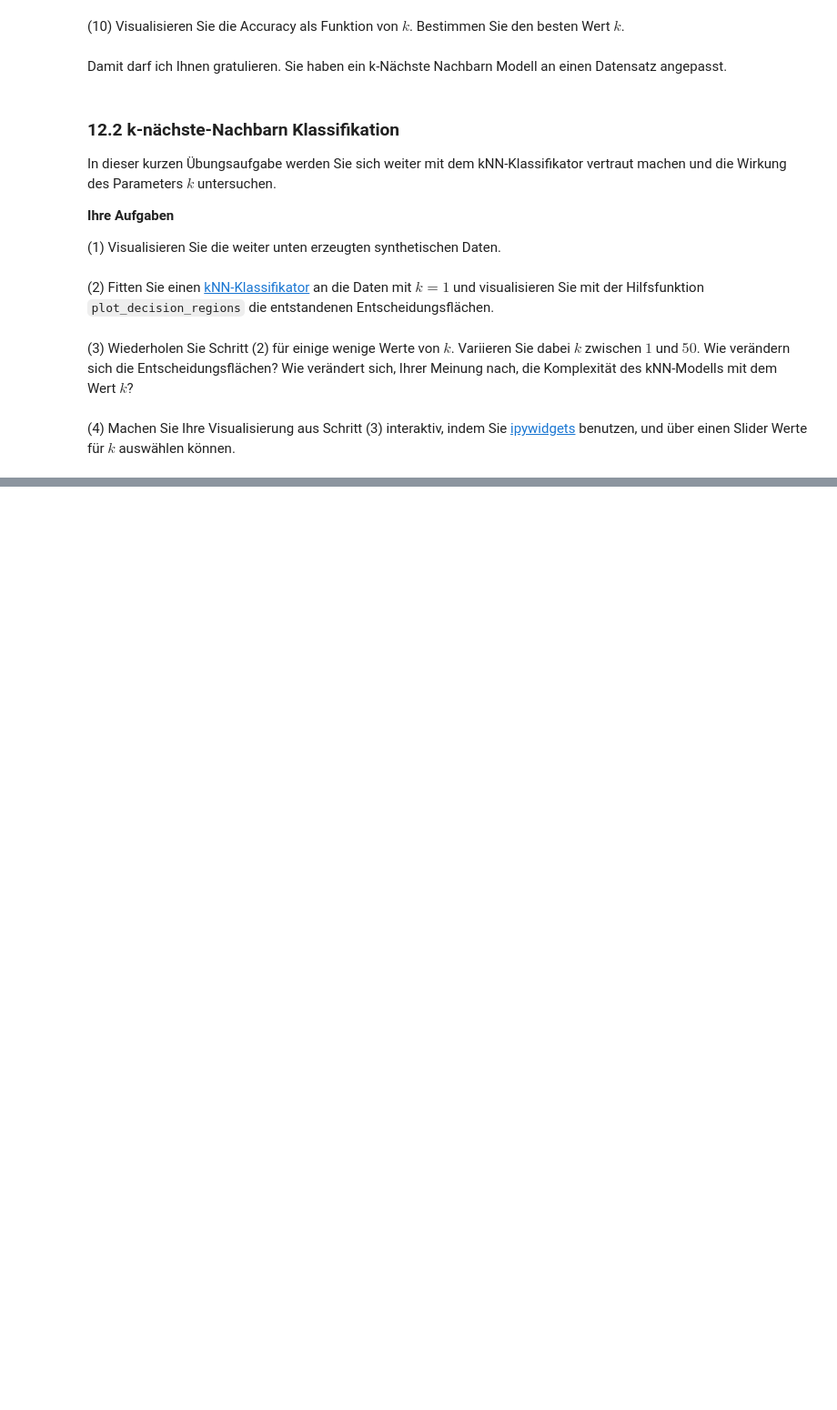
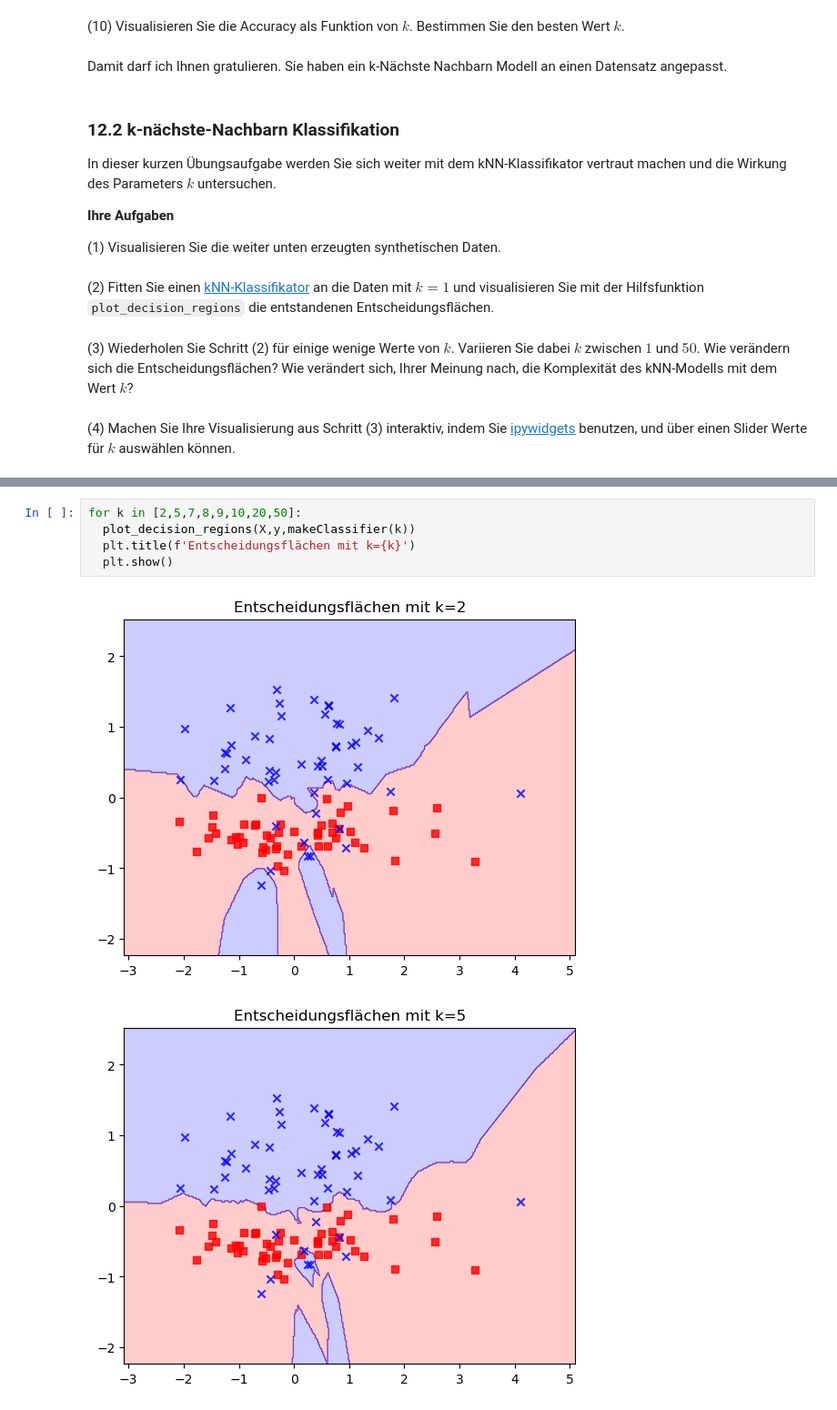
Before and after one commit to cortex359/ds.ss24, a Jupyter notebook: u12/Uebung-12.ipynb, the cells around one changed output, grey strips where cells are left out. Shown at 91% size. Saved outputs shown, nothing was run; the diff lists cells and outputs as text; blank space fills up the shorter version.

```diff
--- a/u12/Uebung-12.ipynb
+++ b/u12/Uebung-12.ipynb
@@ -298,0 +317,8 @@ X, y = make_classification(n_features=2, n_redundant=0, n_informative=1,
+# %%
+for k in [2,5,7,8,9,10,20,50]:
+  plot_decision_regions(X,y,makeClassifier(k))
+  plt.title(f'Entscheidungsflächen mit k={k}')
+  plt.show()
+# %% [output]
+[figure, added]
+[figure, added]
```
Also changed, not shown: parts of 5 cells of this notebook.
